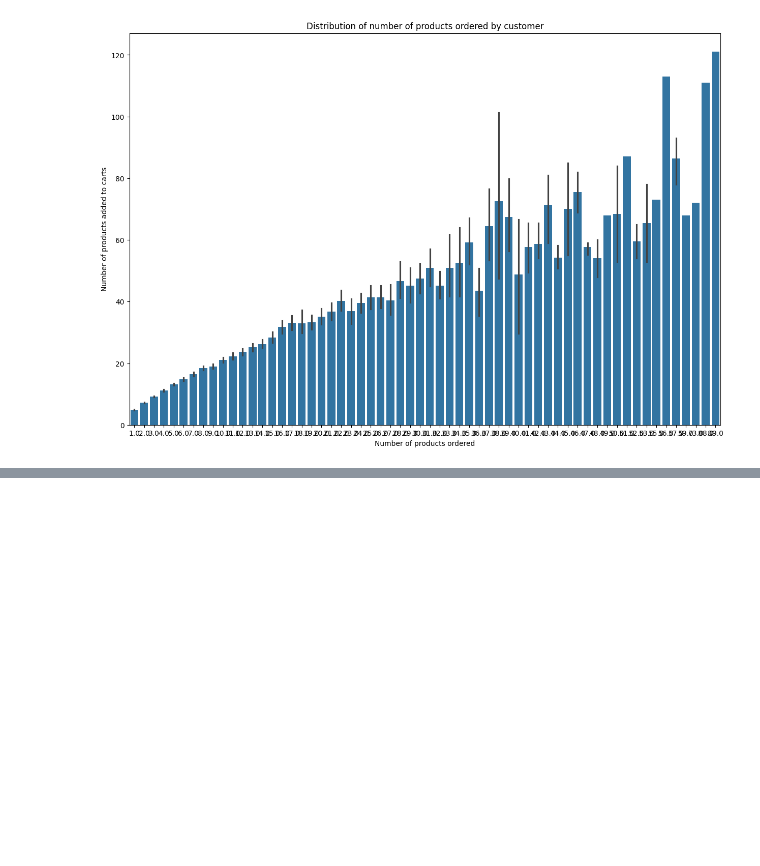
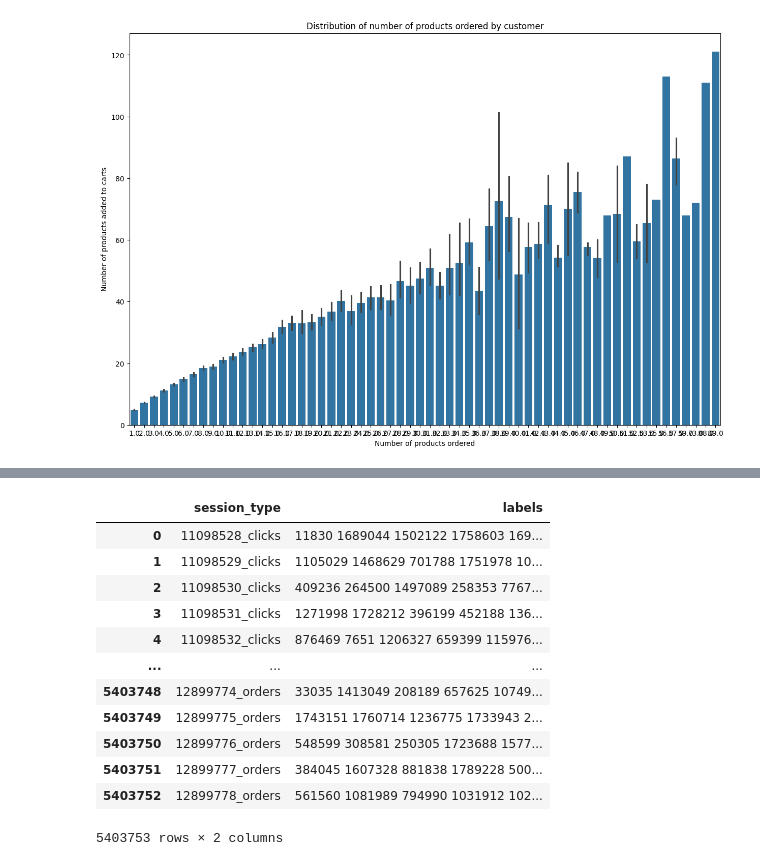
Before and after one commit to ChronusGong/ml_project, a Jupyter notebook: project_code/project.ipynb, the cells around one changed output, grey strips where cells are left out. Cells and saved outputs as stored; diff of their text form; code cells hidden in the pictures; blank space fills up the shorter version.

```diff
--- a/project_code/project.ipynb
+++ b/project_code/project.ipynb
@@ -467,0 +634,12 @@ plt.show()
+# %%
+embeddings = model.aid_factors.weight.detach().numpy()
+# %%
+%%time
+
+from annoy import AnnoyIndex
+
+index = AnnoyIndex(32, 'euclidean')
+for i, v in enumerate(embeddings):
+    index.add_item(i, v)
+
+index.build(10)
@@ -467,0 +703,30 @@ plt.show()
+# %%
+labels_as_strings = [' '.join([str(l) for l in lls]) for lls in labels]
+
+predictions = pd.DataFrame(data={'session_type': test_session_AIDs.index, 'labels': labels_as_strings})
+
+prediction_dfs = []
+
+for st in session_types:
+    modified_predictions = predictions.copy()
+    modified_predictions.session_type = modified_predictions.session_type.astype('str') + f'_{st}'
+    prediction_dfs.append(modified_predictions)
+
+submission = pd.concat(prediction_dfs).reset_index(drop=True)
+submission.to_csv('submission.csv', index=False)
+# %%
+display(submission)
+# %% [output]
+|  | session_type | labels |
+| 0 | 11098528_clicks | 11830 1689044 1502122 1758603 169... |
+| 1 | 11098529_clicks | 1105029 1468629 701788 1751978 10... |
+| 2 | 11098530_clicks | 409236 264500 1497089 258353 7767... |
+| 3 | 11098531_clicks | 1271998 1728212 396199 452188 136... |
+| 4 | 11098532_clicks | 876469 7651 1206327 659399 115976... |
+| ... | ... | ... |
+| 5403748 | 12899774_orders | 33035 1413049 208189 657625 10749... |
+| 5403749 | 12899775_orders | 1743151 1760714 1236775 1733943 2... |
+| 5403750 | 12899776_orders | 548599 308581 250305 1723688 1577... |
+| 5403751 | 12899777_orders | 384045 1607328 881838 1789228 500... |
+| 5403752 | 12899778_orders | 561560 1081989 794990 1031912 102... |
+5403753 rows × 2 columns
```
Also changed, not shown: parts of 21 cells of this notebook.
